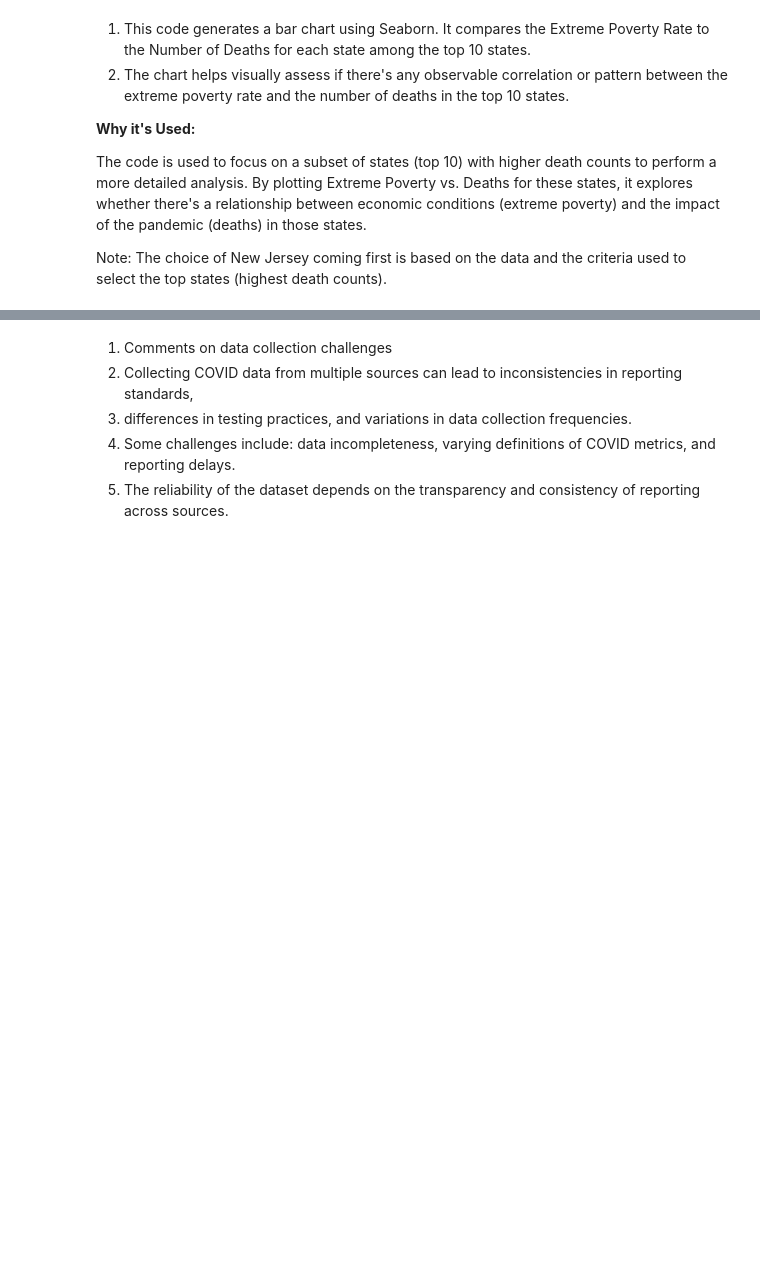
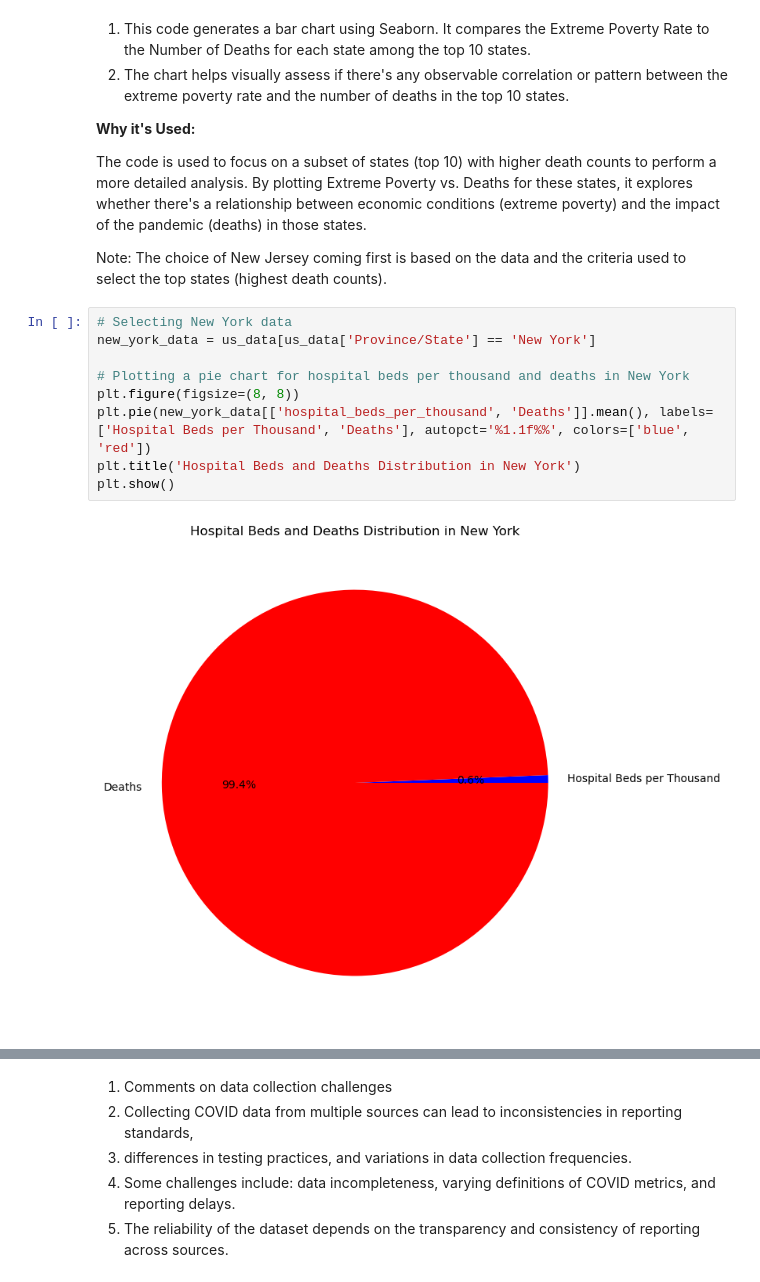
Before and after one commit to jkapoor18/World_covid_dataset, a Jupyter notebook: World_covid_dataset.ipynb, the cells around one changed output, grey strips where cells are left out. Cells and saved outputs as stored; diff of their text form; blank space fills up the shorter version.

```diff
--- a/World_covid_dataset.ipynb
+++ b/World_covid_dataset.ipynb
@@ -430,3 +430,14 @@ The code is used to focus on a subset of states (top 10) with higher death count
 By plotting Extreme Poverty vs. Deaths for these states, it explores whether there's a relationship between economic conditions (extreme poverty) and the impact of the pandemic (deaths) in those states.
 
 Note: The choice of New Jersey coming first is based on the data and the criteria used to select the top states (highest death counts).
+# %%
+# Selecting New York data
+new_york_data = us_data[us_data['Province/State'] == 'New York']
+
+# Plotting a pie chart for hospital beds per thousand and deaths in New York
+plt.figure(figsize=(8, 8))
+plt.pie(new_york_data[['hospital_beds_per_thousand', 'Deaths']].mean(), labels=['Hospital Beds per Thousand', 'Deaths'], autopct='%1.1f%%', colors=['blue', 'red'])
+plt.title('Hospital Beds and Deaths Distribution in New York')
+plt.show()
+# %% [output]
+[figure, added]
```
Also changed, not shown: parts of 3 cells of this notebook.
